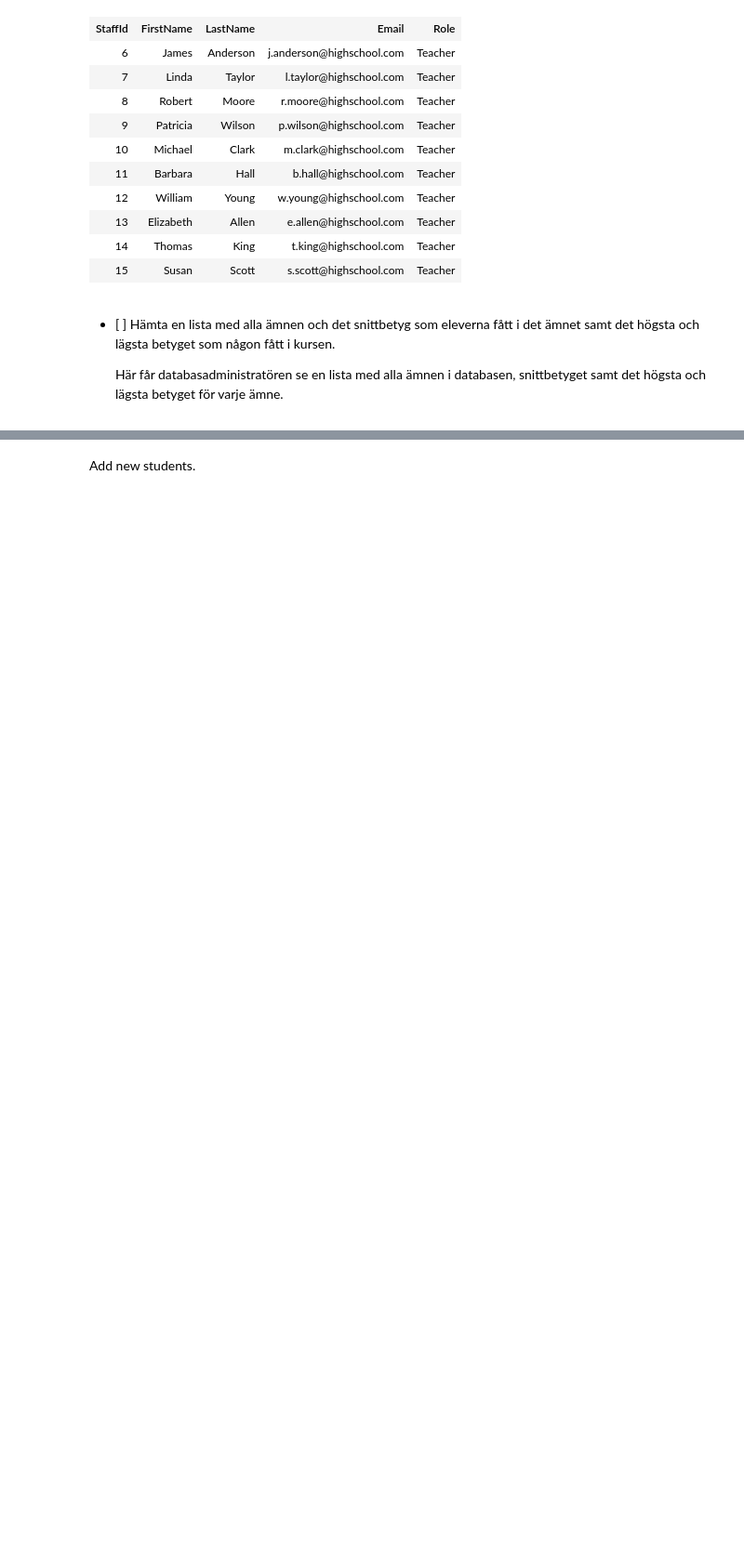
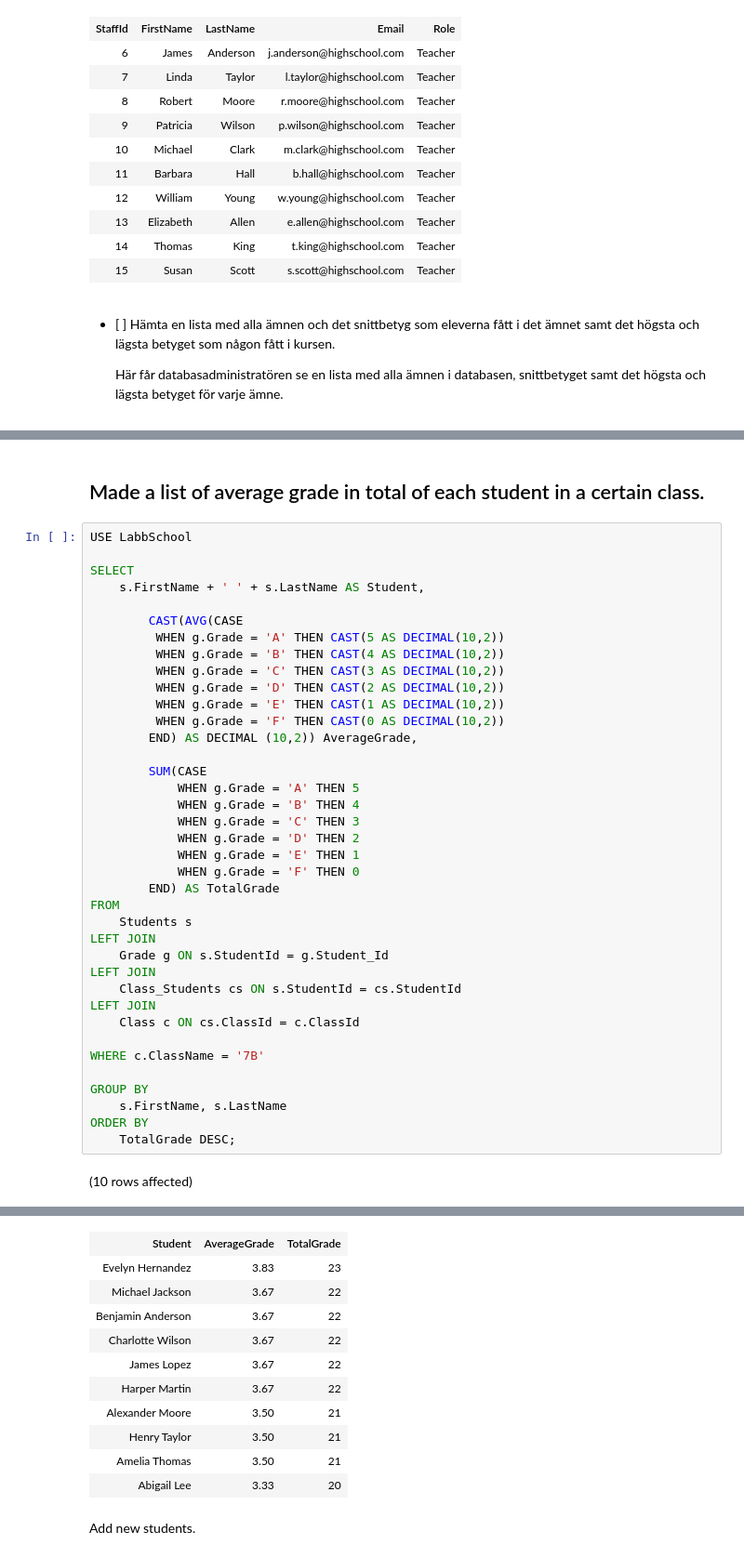
Before and after one commit to JonssonF/Databas_SUT24_LABB3, a Jupyter notebook: Azure/Notebook-1.ipynb, the cells around one changed output, grey strips where cells are left out. Shown at 93% size. Drawn from its saved outputs; the diff is of its cells as text; blank space fills up the shorter version.

```diff
--- a/Azure/Notebook-1.ipynb
+++ b/Azure/Notebook-1.ipynb
@@ -227,0 +228,42 @@ Total execution time: 00:00:00.022
+# %% [markdown]
+## Made a list of average grade in total of each student in a certain class.
+# %%
+USE LabbSchool
+
+SELECT
+    s.FirstName + ' ' + s.LastName AS Student,
+
+        CAST(AVG(CASE
+         WHEN g.Grade = 'A' THEN CAST(5 AS DECIMAL(10,2))
+         WHEN g.Grade = 'B' THEN CAST(4 AS DECIMAL(10,2))
+         WHEN g.Grade = 'C' THEN CAST(3 AS DECIMAL(10,2))
+         WHEN g.Grade = 'D' THEN CAST(2 AS DECIMAL(10,2))
+         WHEN g.Grade = 'E' THEN CAST(1 AS DECIMAL(10,2))
+         WHEN g.Grade = 'F' THEN CAST(0 AS DECIMAL(10,2))
+        END) AS DECIMAL (10,2)) AverageGrade,
+
+        SUM(CASE
+            WHEN g.Grade = 'A' THEN 5
+            WHEN g.Grade = 'B' THEN 4
+            WHEN g.Grade = 'C' THEN 3
+            WHEN g.Grade = 'D' THEN 2
+            WHEN g.Grade = 'E' THEN 1
+            WHEN g.Grade = 'F' THEN 0
+        END) AS TotalGrade
+FROM
+    Students s
+LEFT JOIN
+    Grade g ON s.StudentId = g.Student_Id
+LEFT JOIN
+    Class_Students cs ON s.StudentId = cs.StudentId
+LEFT JOIN
+    Class c ON cs.ClassId = c.ClassId
+
+WHERE c.ClassName = '7B'
+
+GROUP BY
+    s.FirstName, s.LastName
+ORDER BY
+    TotalGrade DESC;
+# %% [output]
+(10 rows affected)
@@ -228,3 +271,14 @@ Total execution time: 00:00:00.022
+| Student | AverageGrade | TotalGrade |
+| Evelyn Hernandez | 3.83 | 23 |
+| Michael Jackson | 3.67 | 22 |
+| Benjamin Anderson | 3.67 | 22 |
+| Charlotte Wilson | 3.67 | 22 |
+| James Lopez | 3.67 | 22 |
+| Harper Martin | 3.67 | 22 |
+| Alexander Moore | 3.50 | 21 |
+| Henry Taylor | 3.50 | 21 |
+| Amelia Thomas | 3.50 | 21 |
+| Abigail Lee | 3.33 | 20 |
 # %% [markdown]
 Add new students.
 # %%
```
Also changed, not shown: parts of 7 cells of this notebook, 1 other file.
